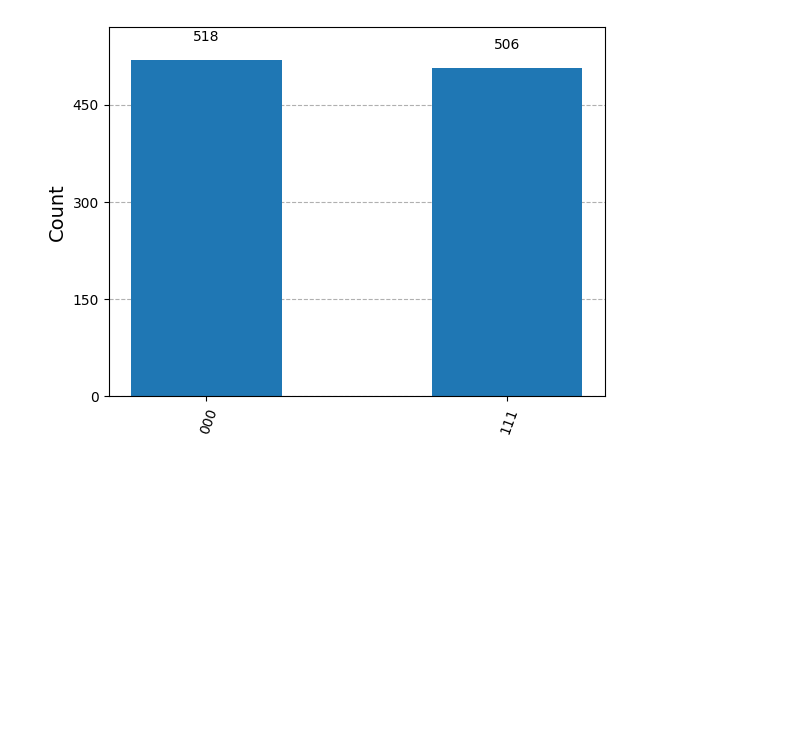
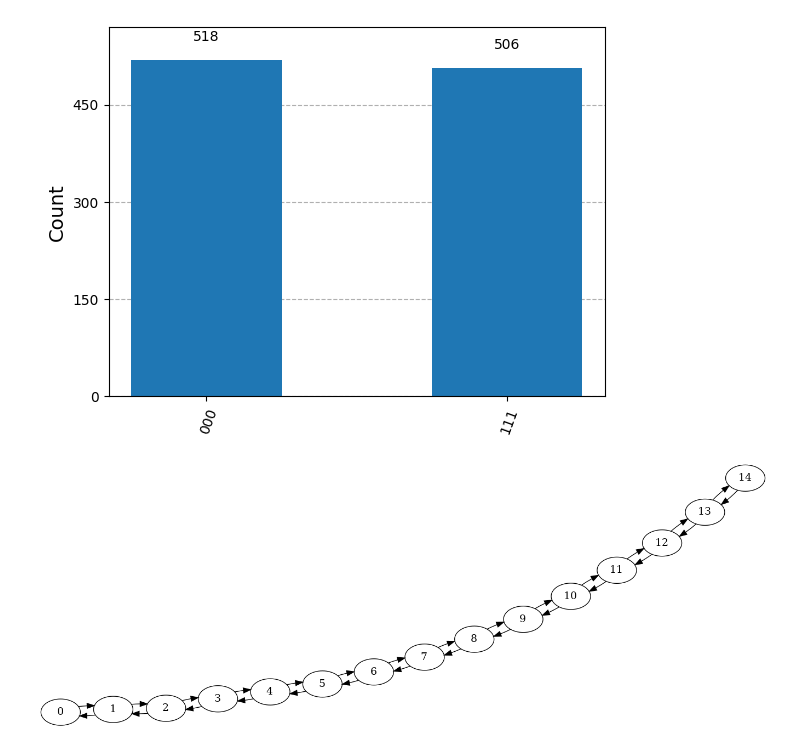
Before and after one commit to natashaval/qubit-mapping-distributed-qc, a Jupyter notebook: generic_backend.ipynb, the cells around one changed output. Drawn from its saved outputs; the diff is of its cells as text; code cells hidden in the pictures; blank space fills up the shorter version.

Commit message:
illustrat provided backend coupling list edges

```diff
--- a/generic_backend.ipynb
+++ b/generic_backend.ipynb
@@ -59,3 +59,9 @@ counts = job.result().get_counts()
 display(plot_histogram(counts))
 # %% [output]
 [figure]
+# %%
+coupling_list_line = build_coupling_list_line(num_qubits, num_group)
+cm_line = CouplingMap(couplinglist=coupling_list_line)
+cm_line.draw()
+# %% [output]
+[figure, added]
```
Also changed, not shown: parts of 4 cells of this notebook.
